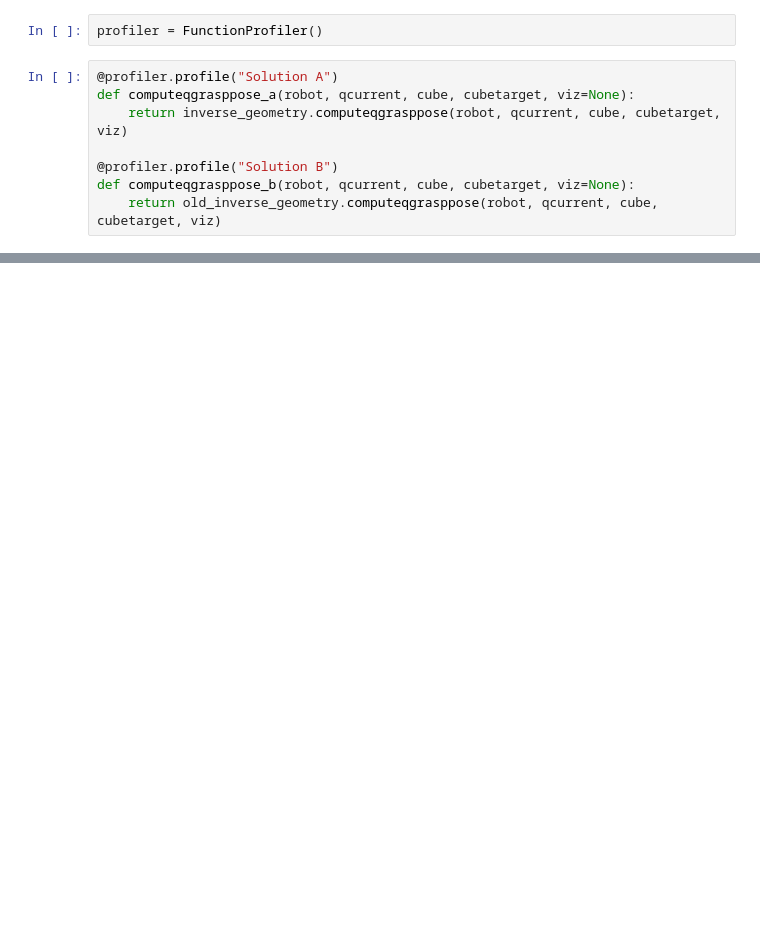
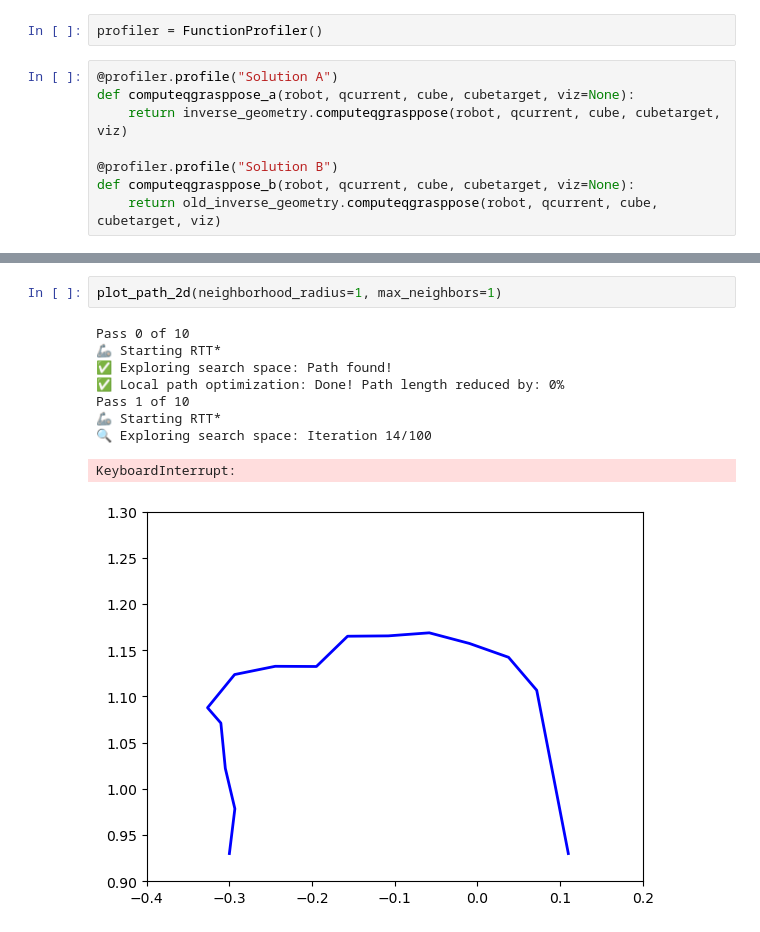
Before and after one commit to shiukaheng/lab, a Jupyter notebook: plots.ipynb, the cells around one changed output, grey strips where cells are left out. Drawn from its saved outputs; the diff is of its cells as text; blank space fills up the shorter version.

```diff
--- a/plots.ipynb
+++ b/plots.ipynb
@@ -89,0 +78,12 @@ path = computepath(q0,qe,CUBE_PLACEMENT, CUBE_PLACEMENT_TARGET, robot, cube, viz
+# %%
+plot_path_2d(neighborhood_radius=1, max_neighbors=1)
+# %% [output]
+Pass 0 of 10
+🦾 Starting RTT*
+✅ Exploring search space: Path found!
+✅ Local path optimization: Done! Path length reduced by: 0%
+Pass 1 of 10
+🦾 Starting RTT*
+🔍 Exploring search space: Iteration 14/100
+KeyboardInterrupt:
+[figure, added]
```
Also changed, not shown: parts of 8 cells of this notebook, 2 other files.
